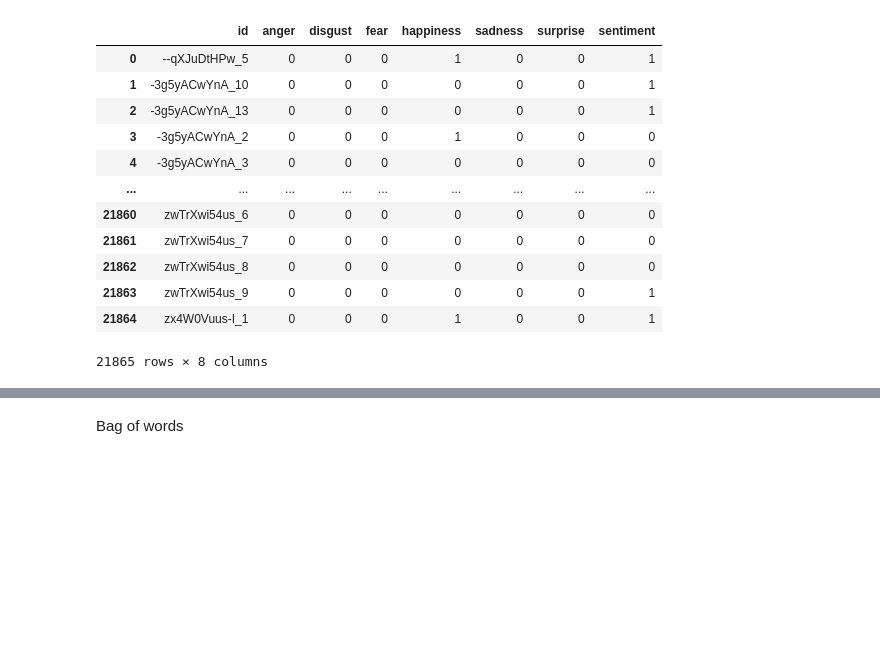
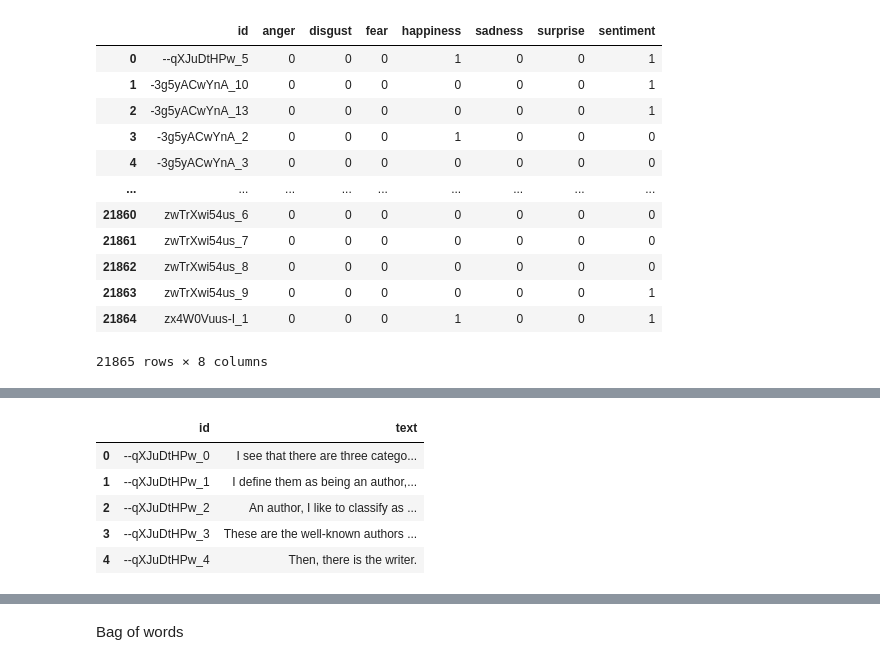
Before and after one commit to phgz/emotion, a Jupyter notebook: notebooks/text-model.ipynb, the cells around one changed output, grey strips where cells are left out. Cells and saved outputs as stored; diff of their text form; code cells hidden in the pictures; blank space fills up the shorter version.

```diff
--- a/notebooks/text-model.ipynb
+++ b/notebooks/text-model.ipynb
@@ -99 +113,10 @@ str
+# %%
+display(df_text.head(5))
+# %% [output]
+|  | id | text |
+| 0 | --qXJuDtHPw_0 | I see that there are three catego... |
+| 1 | --qXJuDtHPw_1 | I define them as being an author,... |
+| 2 | --qXJuDtHPw_2 | An author, I like to classify as ... |
+| 3 | --qXJuDtHPw_3 | These are the well-known authors ... |
+| 4 | --qXJuDtHPw_4 | Then, there is the writer. |
 # %%
```
Also changed, not shown: parts of 11 cells of this notebook.
